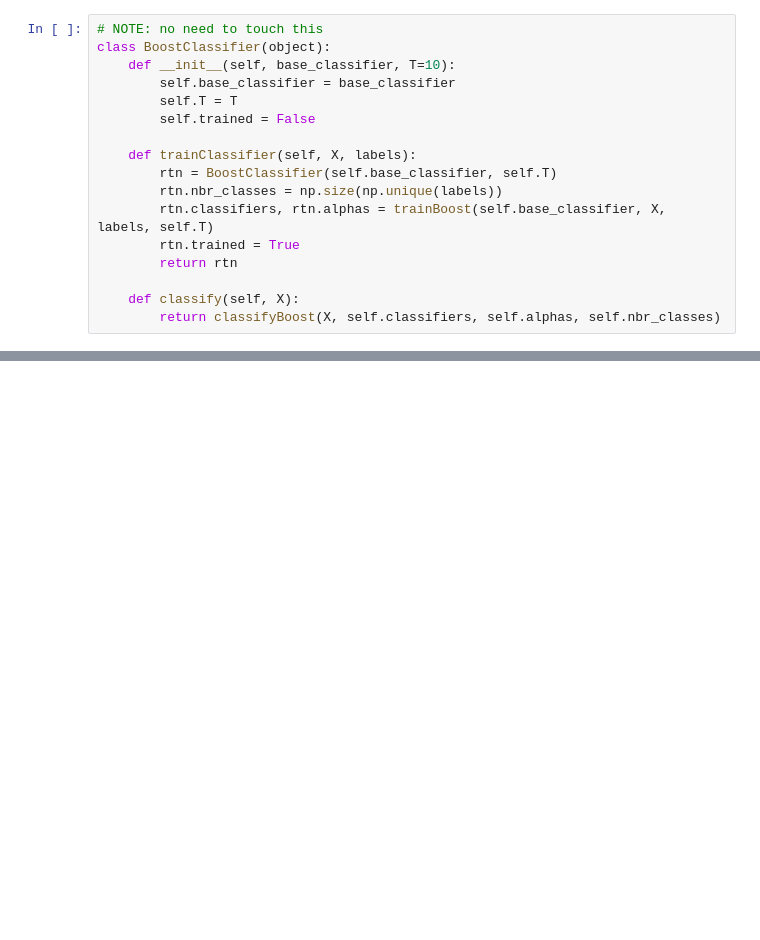
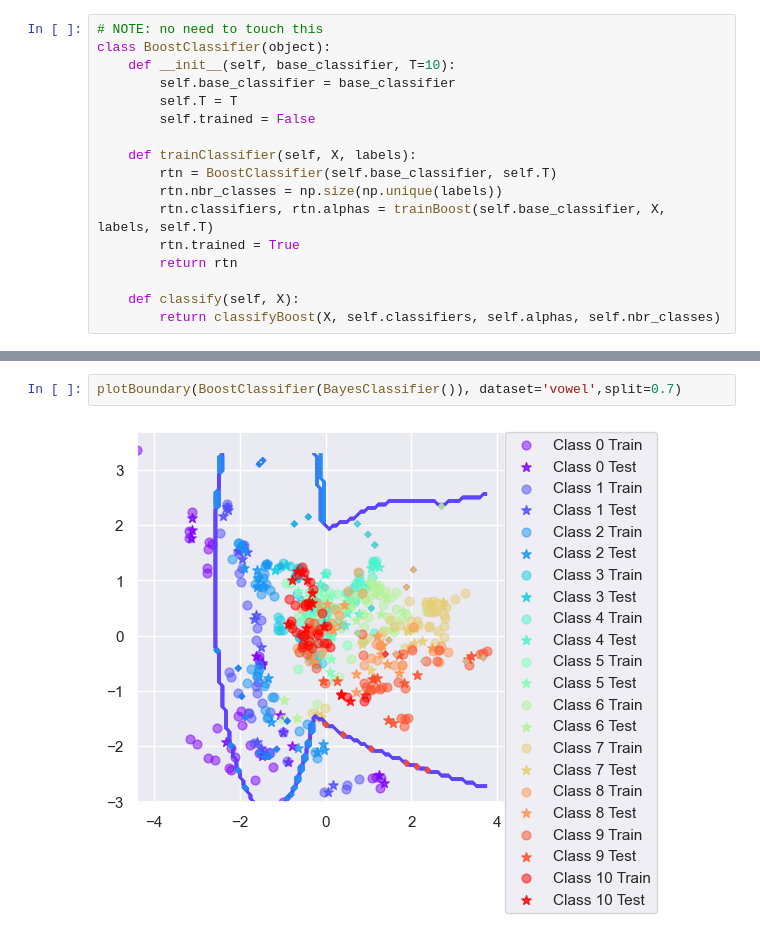
Before and after one commit to david-bazalduaa/Lab-3-Bayes-Classifier, a Jupyter notebook: Assignment 3.ipynb, the cells around one changed output, grey strips where cells are left out. Cells and saved outputs as stored; diff of their text form; blank space fills up the shorter version.

```diff
--- a/Assignment 3.ipynb
+++ b/Assignment 3.ipynb
@@ -343,0 +345,4 @@ plotBoundary(BoostClassifier(BayesClassifier()), dataset='iris',split=0.7)
+# %%
+plotBoundary(BoostClassifier(BayesClassifier()), dataset='vowel',split=0.7)
+# %% [output]
+[figure, added]
```
Also changed, not shown: parts of 7 cells of this notebook.
